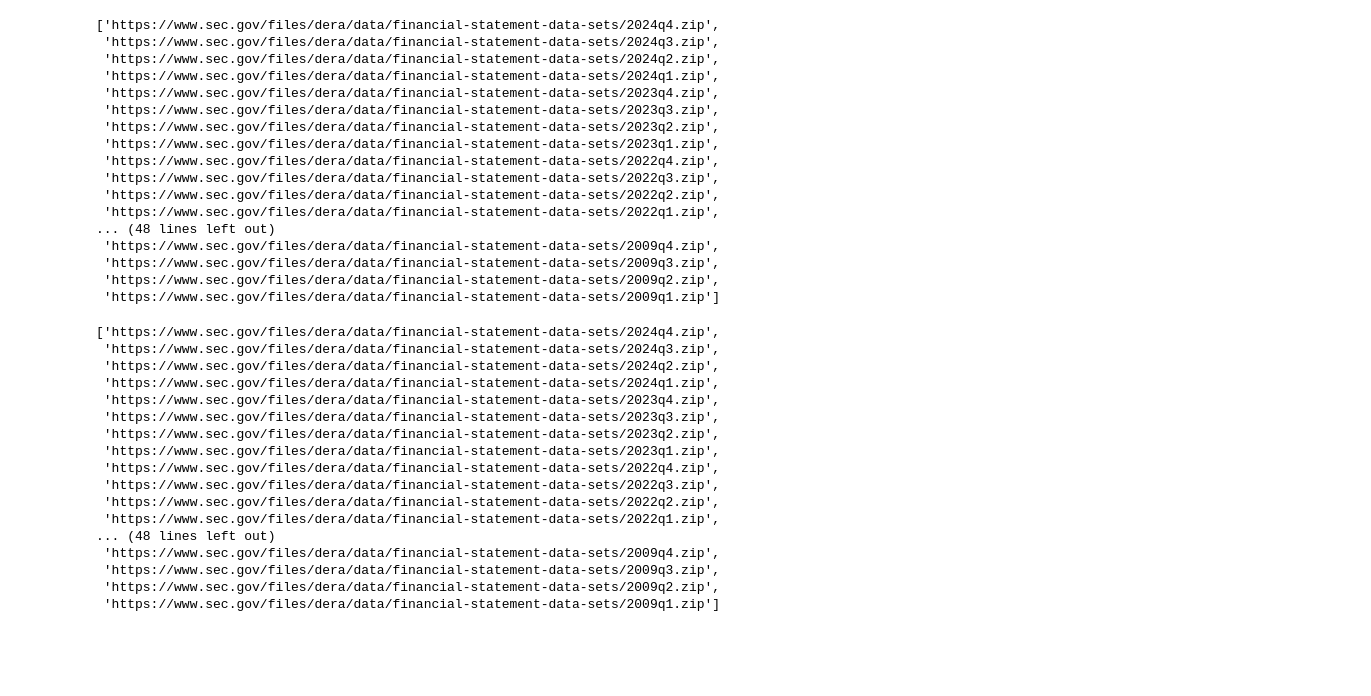
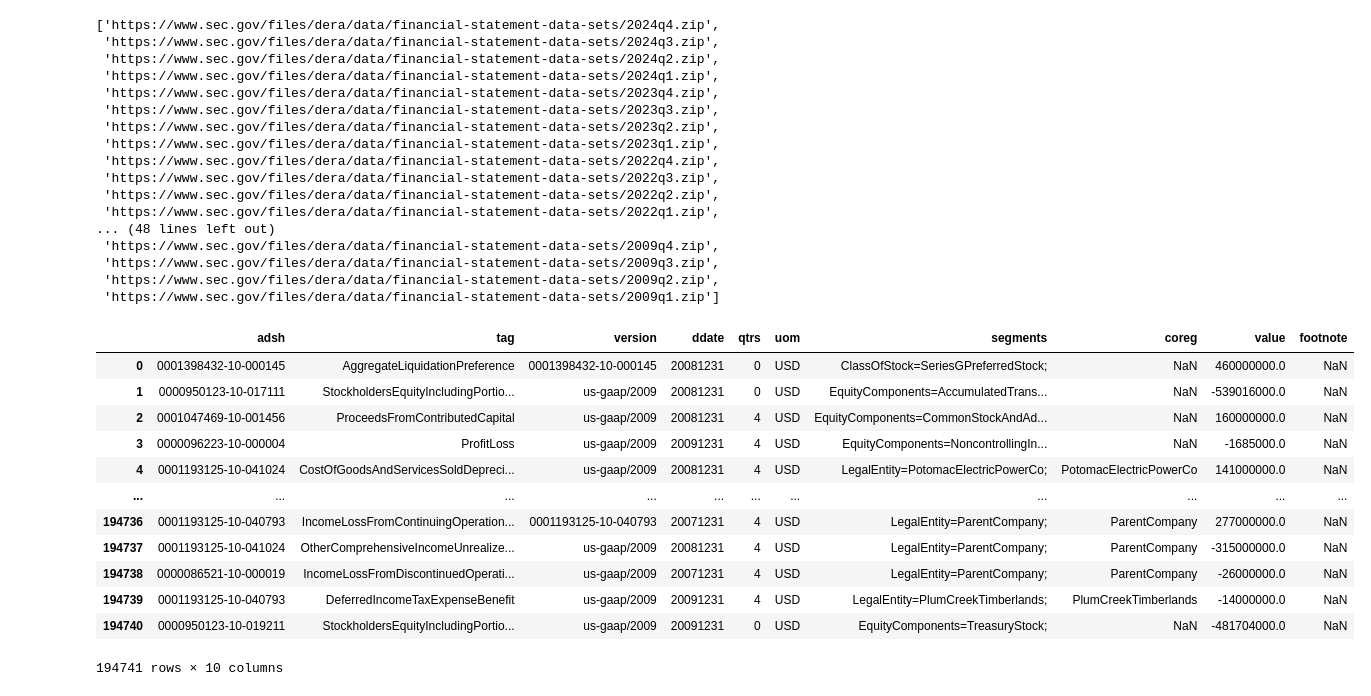
Before and after one commit to George-Michael-Dagogo/Financial_medallion_data_pipeline, a Jupyter notebook: main.ipynb, the cells around one changed output. Cells and saved outputs as stored; diff of their text form; code cells hidden in the pictures; blank space fills up the shorter version.

```diff
--- a/main.ipynb
+++ b/main.ipynb
@@ -96,30 +96,23 @@ zip_links
  'https://www.sec.gov/files/dera/data/financial-statement-data-sets/2009q3.zip',
  'https://www.sec.gov/files/dera/data/financial-statement-data-sets/2009q2.zip',
  'https://www.sec.gov/files/dera/data/financial-statement-data-sets/2009q1.zip']
-# %%
-zip_links = []
-
-for link in soup.find_all('a', href=True):
-    href = link['href']
-    if href.endswith('.zip'):
-        zip_links.append('https://www.sec.gov'+ href)
-
-zip_links
-# %% [output]
-['https://www.sec.gov/files/dera/data/financial-statement-data-sets/2024q4.zip',
- 'https://www.sec.gov/files/dera/data/financial-statement-data-sets/2024q3.zip',
- 'https://www.sec.gov/files/dera/data/financial-statement-data-sets/2024q2.zip',
- 'https://www.sec.gov/files/dera/data/financial-statement-data-sets/2024q1.zip',
- 'https://www.sec.gov/files/dera/data/financial-statement-data-sets/2023q4.zip',
- 'https://www.sec.gov/files/dera/data/financial-statement-data-sets/2023q3.zip',
- 'https://www.sec.gov/files/dera/data/financial-statement-data-sets/2023q2.zip',
- 'https://www.sec.gov/files/dera/data/financial-statement-data-sets/2023q1.zip',
- 'https://www.sec.gov/files/dera/data/financial-statement-data-sets/2022q4.zip',
- 'https://www.sec.gov/files/dera/data/financial-statement-data-sets/2022q3.zip',
- 'https://www.sec.gov/files/dera/data/financial-statement-data-sets/2022q2.zip',
- 'https://www.sec.gov/files/dera/data/financial-statement-data-sets/2022q1.zip',
-... (48 lines left out)
- 'https://www.sec.gov/files/dera/data/financial-statement-data-sets/2009q4.zip',
- 'https://www.sec.gov/files/dera/data/financial-statement-data-sets/2009q3.zip',
- 'https://www.sec.gov/files/dera/data/financial-statement-data-sets/2009q2.zip',
- 'https://www.sec.gov/files/dera/data/financial-statement-data-sets/2009q1.zip']
+# %%
+import pandas as pd
+
+df = pd.read_csv('num.txt', sep='\t',encoding='latin1')
+
+df
+# %% [output]
+|  | adsh | tag | version | ddate | qtrs | uom | segments | coreg | value | footnote |
+| 0 | 0001398432-10-000145 | AggregateLiquidationPreference | 0001398432-10-000145 | 20081231 | 0 | USD | ClassOfStock=SeriesGPreferredStock; | NaN | 460000000.0 | NaN |
+| 1 | 0000950123-10-017111 | StockholdersEquityIncludingPortio... | us-gaap/2009 | 20081231 | 0 | USD | EquityComponents=AccumulatedTrans... | NaN | -539016000.0 | NaN |
+| 2 | 0001047469-10-001456 | ProceedsFromContributedCapital | us-gaap/2009 | 20081231 | 4 | USD | EquityComponents=CommonStockAndAd... | NaN | 160000000.0 | NaN |
+| 3 | 0000096223-10-000004 | ProfitLoss | us-gaap/2009 | 20091231 | 4 | USD | EquityComponents=NoncontrollingIn... | NaN | -1685000.0 | NaN |
+| 4 | 0001193125-10-041024 | CostOfGoodsAndServicesSoldDepreci... | us-gaap/2009 | 20081231 | 4 | USD | LegalEntity=PotomacElectricPowerCo; | PotomacElectricPowerCo | 141000000.0 | NaN |
+| ... | ... | ... | ... | ... | ... | ... | ... | ... | ... | ... |
+| 194736 | 0001193125-10-040793 | IncomeLossFromContinuingOperation... | 0001193125-10-040793 | 20071231 | 4 | USD | LegalEntity=ParentCompany; | ParentCompany | 277000000.0 | NaN |
+| 194737 | 0001193125-10-041024 | OtherComprehensiveIncomeUnrealize... | us-gaap/2009 | 20081231 | 4 | USD | LegalEntity=ParentCompany; | ParentCompany | -315000000.0 | NaN |
+| 194738 | 0000086521-10-000019 | IncomeLossFromDiscontinuedOperati... | us-gaap/2009 | 20071231 | 4 | USD | LegalEntity=ParentCompany; | ParentCompany | -26000000.0 | NaN |
+| 194739 | 0001193125-10-040793 | DeferredIncomeTaxExpenseBenefit | us-gaap/2009 | 20091231 | 4 | USD | LegalEntity=PlumCreekTimberlands; | PlumCreekTimberlands | -14000000.0 | NaN |
+| 194740 | 0000950123-10-019211 | StockholdersEquityIncludingPortio... | us-gaap/2009 | 20091231 | 0 | USD | EquityComponents=TreasuryStock; | NaN | -481704000.0 | NaN |
+194741 rows × 10 columns
```
Also changed, not shown: parts of 3 cells of this notebook, 6 other files.
